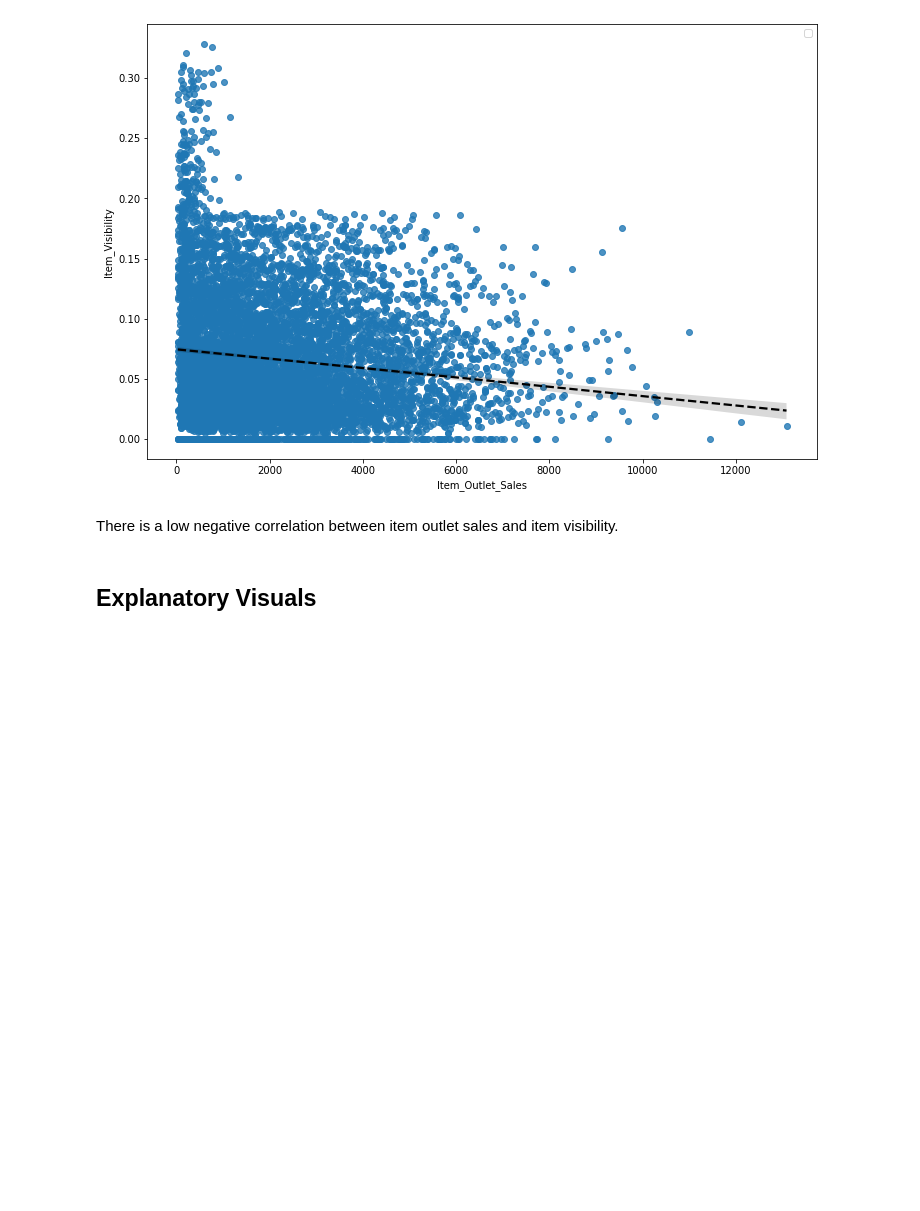
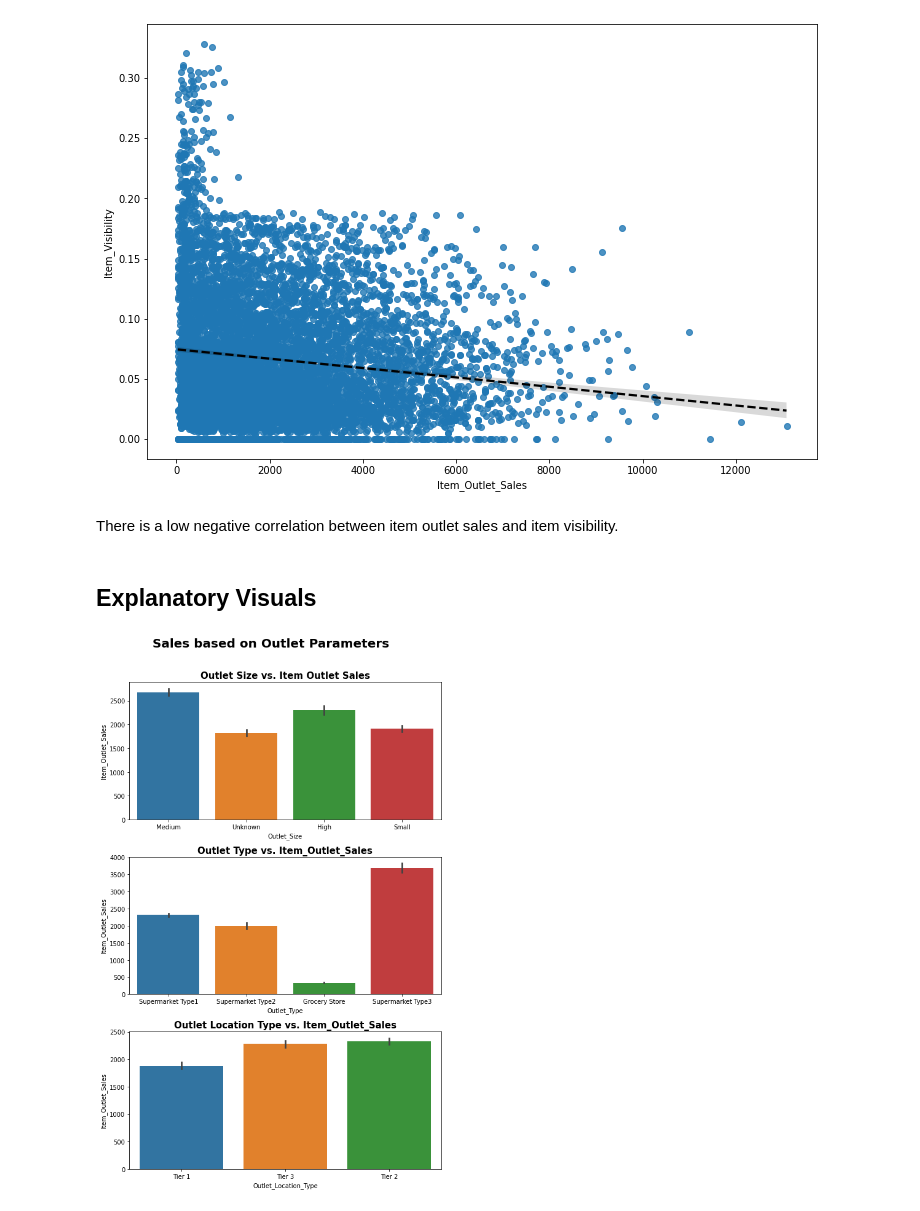
Before and after one commit to Beagan19/GH_collab, a Jupyter notebook: food_sales_predictions.ipynb, the cells around one changed output. Cells and saved outputs as stored; diff of their text form; code cells hidden in the pictures; blank space fills up the shorter version.

```diff
--- a/food_sales_predictions.ipynb
+++ b/food_sales_predictions.ipynb
@@ -202,3 +201,20 @@ WARNING:matplotlib.legend:No handles with labels found to put in legend.
 There is a low negative correlation between item outlet sales and item visibility.
 # %% [markdown]
 ## Explanatory Visuals
+# %%
+fig, axes = plt.subplots(nrows = 3, figsize = (8,12))
+
+sns.barplot(data = food_sales_df, x = 'Outlet_Size', y = 'Item_Outlet_Sales', ax = axes[0])
+axes[0].set_title('Outlet Size vs. Item Outlet Sales', fontsize = 15, fontweight = 'bold')
+
+sns.barplot(data = food_sales_df, x = 'Outlet_Type', y = 'Item_Outlet_Sales', ax = axes[1])
+axes[1].set_title('Outlet Type vs. Item_Outlet_Sales', fontsize = 15, fontweight = 'bold')
+
+sns.barplot(data = food_sales_df, x = 'Outlet_Location_Type', y = 'Item_Outlet_Sales', ax = axes[2])
+axes[2].set_title('Outlet Location Type vs. Item_Outlet_Sales', fontsize = 15, fontweight = 'bold')
+
+fig.suptitle('Sales based on Outlet Parameters', fontsize = 20, fontweight = 'bold', y = 1.05)
+
+fig.tight_layout()
+# %% [output]
+[figure, added]
```
Also changed, not shown: parts of 5 cells of this notebook.
